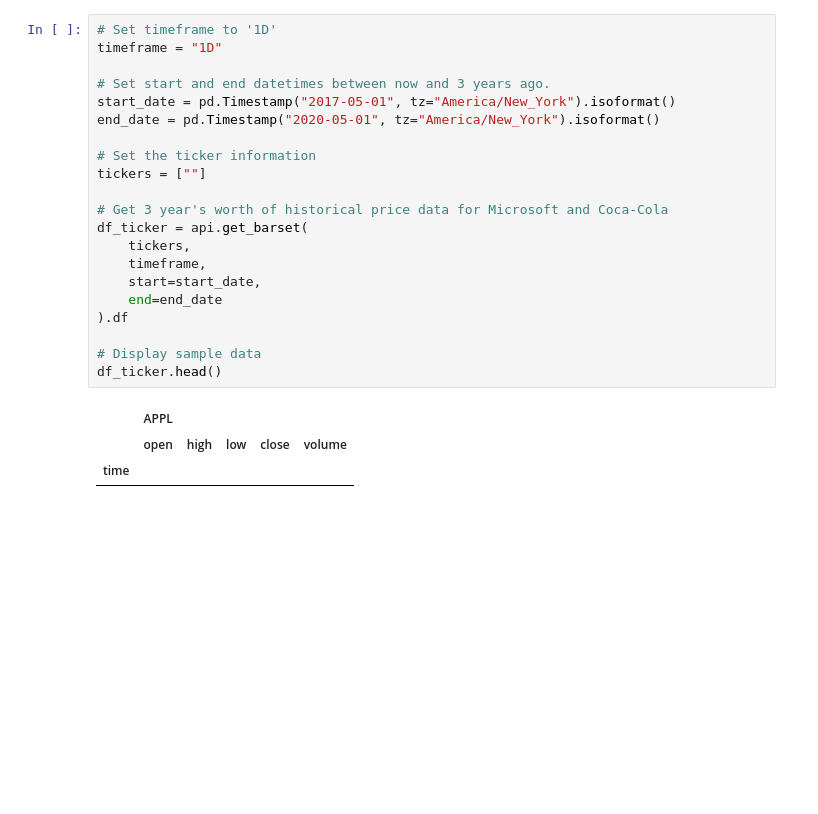
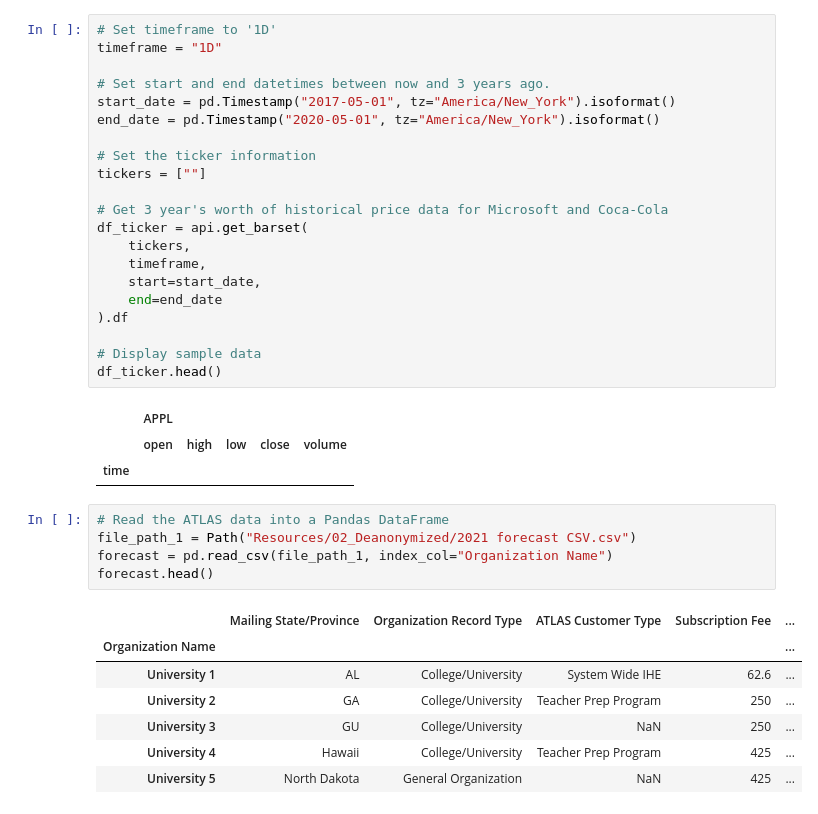
Before and after one commit to dd2-GWFinTech-Projects/Project1_ProductMarketingAnalysis, a Jupyter notebook: main_IM.ipynb, the cells around one changed output. Saved outputs shown, nothing was run; the diff lists cells and outputs as text; blank space fills up the shorter version.

```diff
--- a/main_IM.ipynb
+++ b/main_IM.ipynb
@@ -201,3 +201,16 @@ df_ticker.head()
 |  | APPL |  |  |  |  |
 |  | open | high | low | close | volume |
 | time |  |  |  |  |  |
+# %%
+# Read the ATLAS data into a Pandas DataFrame
+file_path_1 = Path("Resources/02_Deanonymized/2021 forecast CSV.csv")
+forecast = pd.read_csv(file_path_1, index_col="Organization Name")
+forecast.head()
+# %% [output]
+|  | Mailing State/Province | Organization Record Type | ATLAS Customer Type | Subscription Fee | ... |
+| Organization Name |  |  |  |  | ... |
+| University 1 | AL | College/University | System Wide IHE | 62.6 | ... |
+| University 2 | GA | College/University | Teacher Prep Program | 250 | ... |
+| University 3 | GU | College/University | NaN | 250 | ... |
+| University 4 | Hawaii | College/University | Teacher Prep Program | 425 | ... |
+| University 5 | North Dakota | General Organization | NaN | 425 | ... |
```
Also changed, not shown: parts of 2 cells of this notebook, 2 other files.
